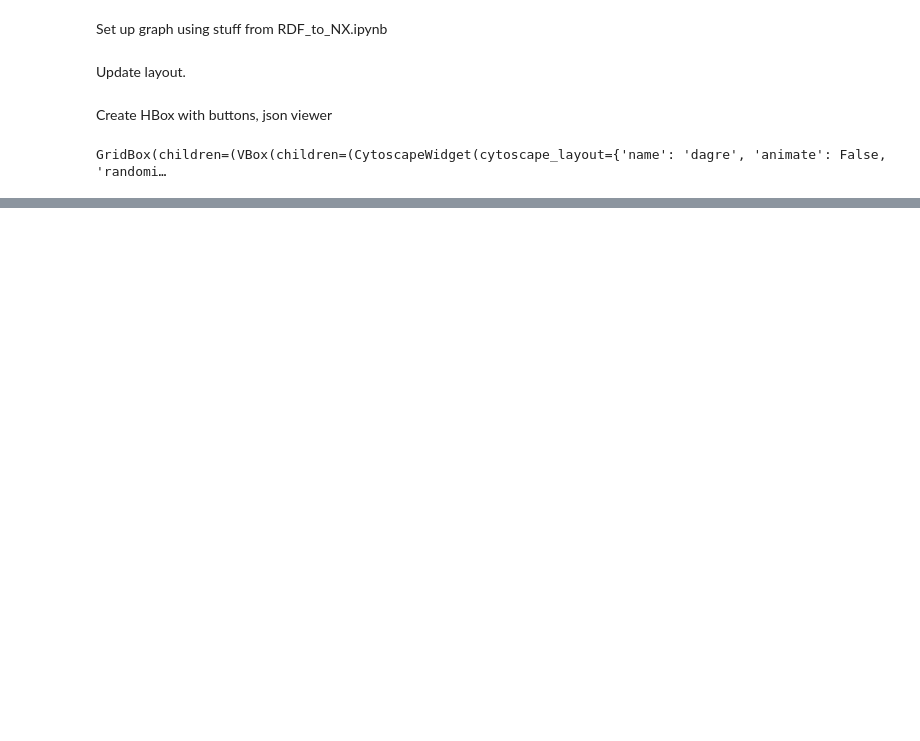
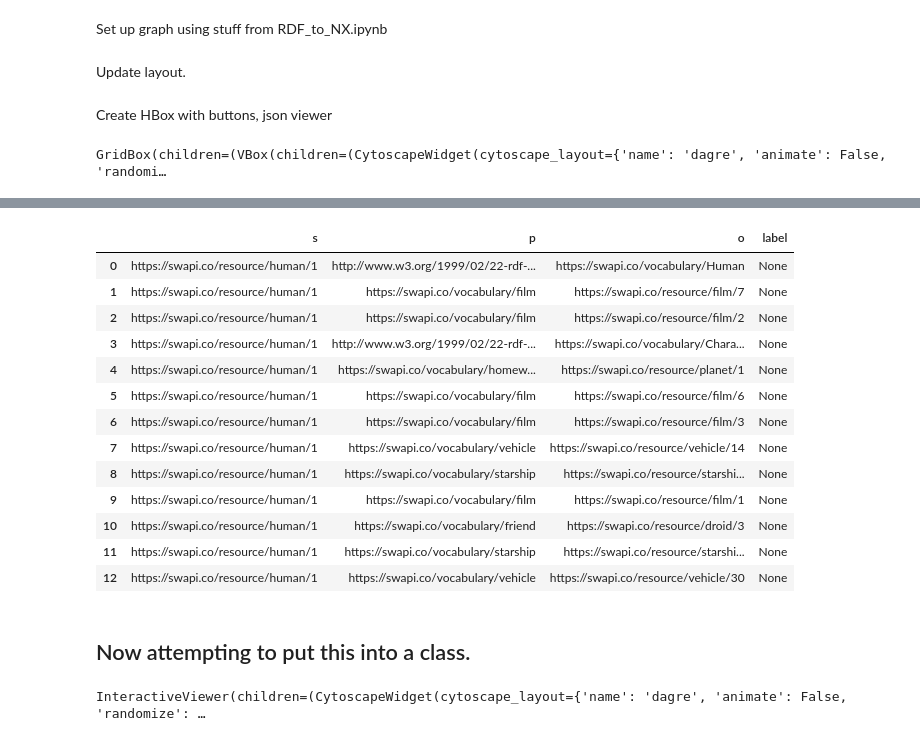
Before and after one commit to jupyrdf/ipyradiant, a Jupyter notebook: examples/Improved_Vis.ipynb, the cells around one changed output, grey strips where cells are left out. Drawn from its saved outputs; the diff is of its cells as text; code cells hidden in the pictures; blank space fills up the shorter version.

```diff
--- a/examples/Improved_Vis.ipynb
+++ b/examples/Improved_Vis.ipynb
@@ -29,8 +32,6 @@ qres = lw.graph.query(
 
         VALUES (?s) {
             (hum:1)  # Luke
-            (hum:4)  # Vader
-            (film:1) # A New Hope
         }
     }
     """
@@ -118,7 +118,7 @@ directed.set_style(
 # %% [markdown]
 Create HBox with buttons, json viewer
 # %%
-expand_button = W.Button(description="Expand Upon Selected Note", layout = W.Layout(width='250px', height='40px'))
+expand_button = W.Button(description="Expand Upon Selected Node", layout = W.Layout(width='250px', height='40px'))
 remove_button = W.Button(description="Remove Expansions Upon Node", layout = W.Layout(width='250px', height='40px'))
 left_vbox = W.VBox(children=[directed, W.HBox(children=[expand_button,remove_button])], border=True, layout=W.Layout(height='450px', border='solid 2px'))
 json_output = W.Output()
@@ -140,0 +160,50 @@ GridBox(children=(VBox(children=(CytoscapeWidget(cytoscape_layout={'name': 'dagr
+# %%
+from ipyradiant.query.api import SPARQLQueryFramer
+import pandas
+import rdflib
+from typing import Union
+
+class GetOutgoingPredicateObjects(SPARQLQueryFramer):
+    sparql =  """
+    SELECT DISTINCT ?s ?p ?o ?label
+
+    WHERE {
+        ?s ?p ?o .
+        FILTER (!isLiteral(?o))
+        OPTIONAL {?o rdfs:label ?label}
+    }
+
+    """
+    @classmethod
+    def run_query(
+        cls,
+        graph: rdflib.graph.Graph,
+        subject: Union[rdflib.term.URIRef, str],
+        initBindings: dict = None,
+        **initBindingsKwarg,
+    ) -> pandas.DataFrame:
+        """Overwrite the super method in order to wrap with validation checks."""
+
+        qres = super().run_query(graph, s=rdflib.term.URIRef(subject), initBindings=initBindings, **initBindingsKwarg)
+        # Validating with known requirements on query results
+        # TODO
+        return qres
+# %%
+GetOutgoingPredicateObjects.run_query(graph=rdf_graph, subject=full_display.selected_node['data']['iri'])
+# %% [output]
+|  | s | p | o | label |
+| 0 | https://swapi.co/resource/human/1 | http://www.w3.org/1999/02/22-rdf-... | https://swapi.co/vocabulary/Human | None |
+| 1 | https://swapi.co/resource/human/1 | https://swapi.co/vocabulary/film | https://swapi.co/resource/film/7 | None |
+| 2 | https://swapi.co/resource/human/1 | https://swapi.co/vocabulary/film | https://swapi.co/resource/film/2 | None |
+| 3 | https://swapi.co/resource/human/1 | http://www.w3.org/1999/02/22-rdf-... | https://swapi.co/vocabulary/Chara... | None |
+| 4 | https://swapi.co/resource/human/1 | https://swapi.co/vocabulary/homew... | https://swapi.co/resource/planet/1 | None |
+| 5 | https://swapi.co/resource/human/1 | https://swapi.co/vocabulary/film | https://swapi.co/resource/film/6 | None |
+| 6 | https://swapi.co/resource/human/1 | https://swapi.co/vocabulary/film | https://swapi.co/resource/film/3 | None |
+| 7 | https://swapi.co/resource/human/1 | https://swapi.co/vocabulary/vehicle | https://swapi.co/resource/vehicle/14 | None |
+| 8 | https://swapi.co/resource/human/1 | https://swapi.co/vocabulary/starship | https://swapi.co/resource/starshi... | None |
+| 9 | https://swapi.co/resource/human/1 | https://swapi.co/vocabulary/film | https://swapi.co/resource/film/1 | None |
+| 10 | https://swapi.co/resource/human/1 | https://swapi.co/vocabulary/friend | https://swapi.co/resource/droid/3 | None |
+| 11 | https://swapi.co/resource/human/1 | https://swapi.co/vocabulary/starship | https://swapi.co/resource/starshi... | None |
+| 12 | https://swapi.co/resource/human/1 | https://swapi.co/vocabulary/vehicle | https://swapi.co/resource/vehicle/30 | None |
+# %% [markdown]
+## Now attempting to put this into a class.
@@ -140,0 +389,4 @@ GridBox(children=(VBox(children=(CytoscapeWidget(cytoscape_layout={'name': 'dagr
+# %%
+iv
+# %% [output]
+InteractiveViewer(children=(CytoscapeWidget(cytoscape_layout={'name': 'dagre', 'animate': False, 'randomize': …
```
Also changed, not shown: parts of 11 cells of this notebook.
